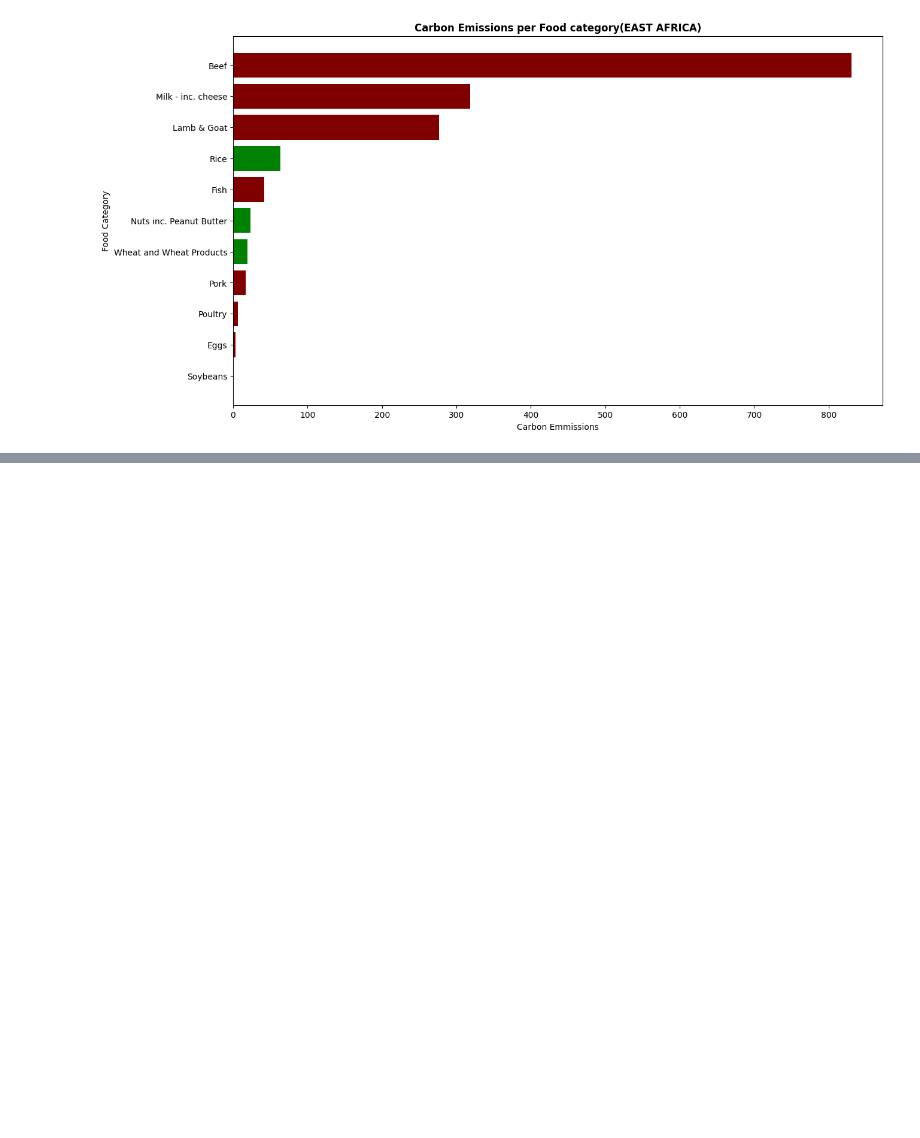
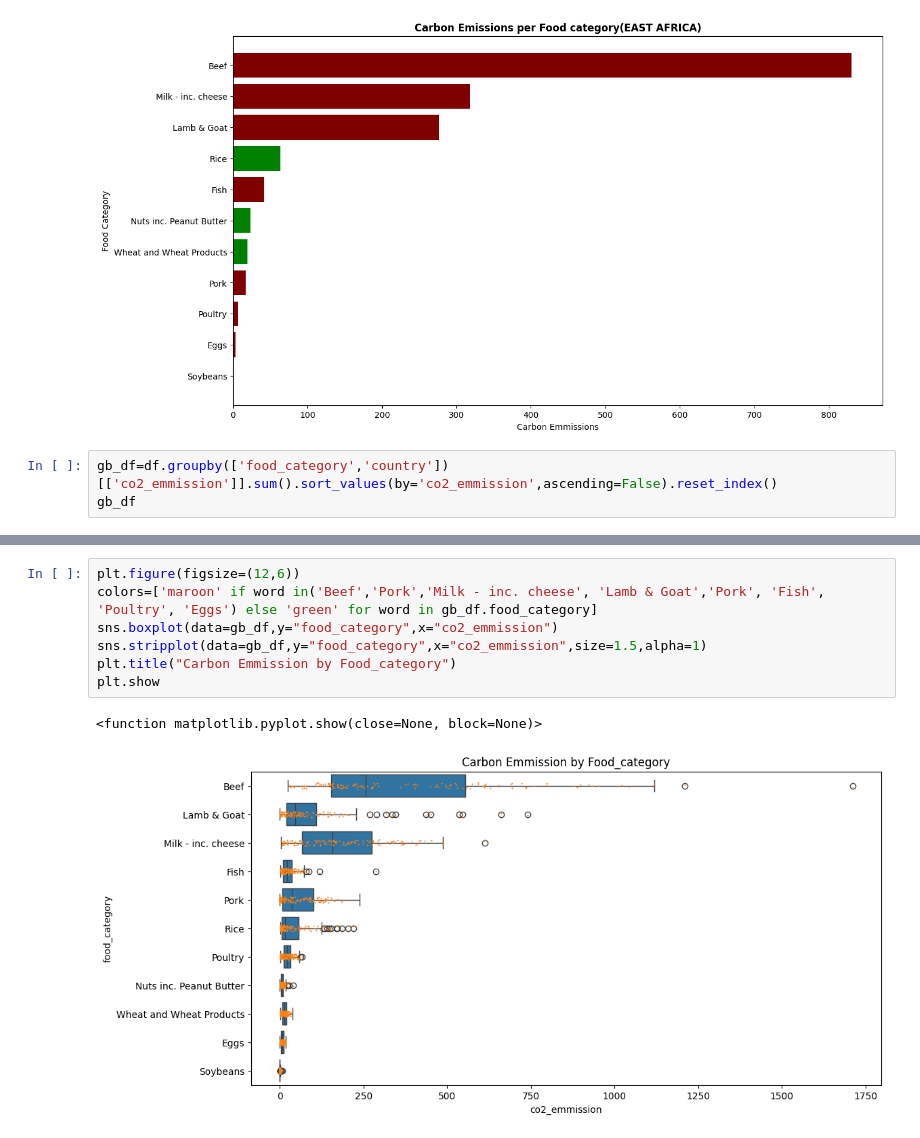
Before and after one commit to Karlajack/pydata_analysis, a Jupyter notebook: pandasvisulizationproject.ipynb, the cells around one changed output, grey strips where cells are left out. Saved outputs shown, nothing was run; the diff lists cells and outputs as text; blank space fills up the shorter version.

```diff
--- a/pandasvisulizationproject.ipynb
+++ b/pandasvisulizationproject.ipynb
@@ -126,3 +126,6 @@ plt.ylabel("Food Category")
 plt.show()
 # %% [output]
 [figure]
+# %%
+gb_df=df.groupby(['food_category','country'])[['co2_emmission']].sum().sort_values(by='co2_emmission',ascending=False).reset_index()
+gb_df
@@ -128,0 +146,10 @@ plt.show()
+# %%
+plt.figure(figsize=(12,6))
+colors=['maroon' if word in('Beef','Pork','Milk - inc. cheese', 'Lamb & Goat','Pork', 'Fish', 'Poultry', 'Eggs') else 'green' for word in gb_df.food_category]
+sns.boxplot(data=gb_df,y="food_category",x="co2_emmission")
+sns.stripplot(data=gb_df,y="food_category",x="co2_emmission",size=1.5,alpha=1)
+plt.title("Carbon Emmission by Food_category")
+plt.show
+# %% [output]
+<function matplotlib.pyplot.show(close=None, block=None)>
+[figure, added]
```
Also changed, not shown: parts of 1 cell of this notebook.
